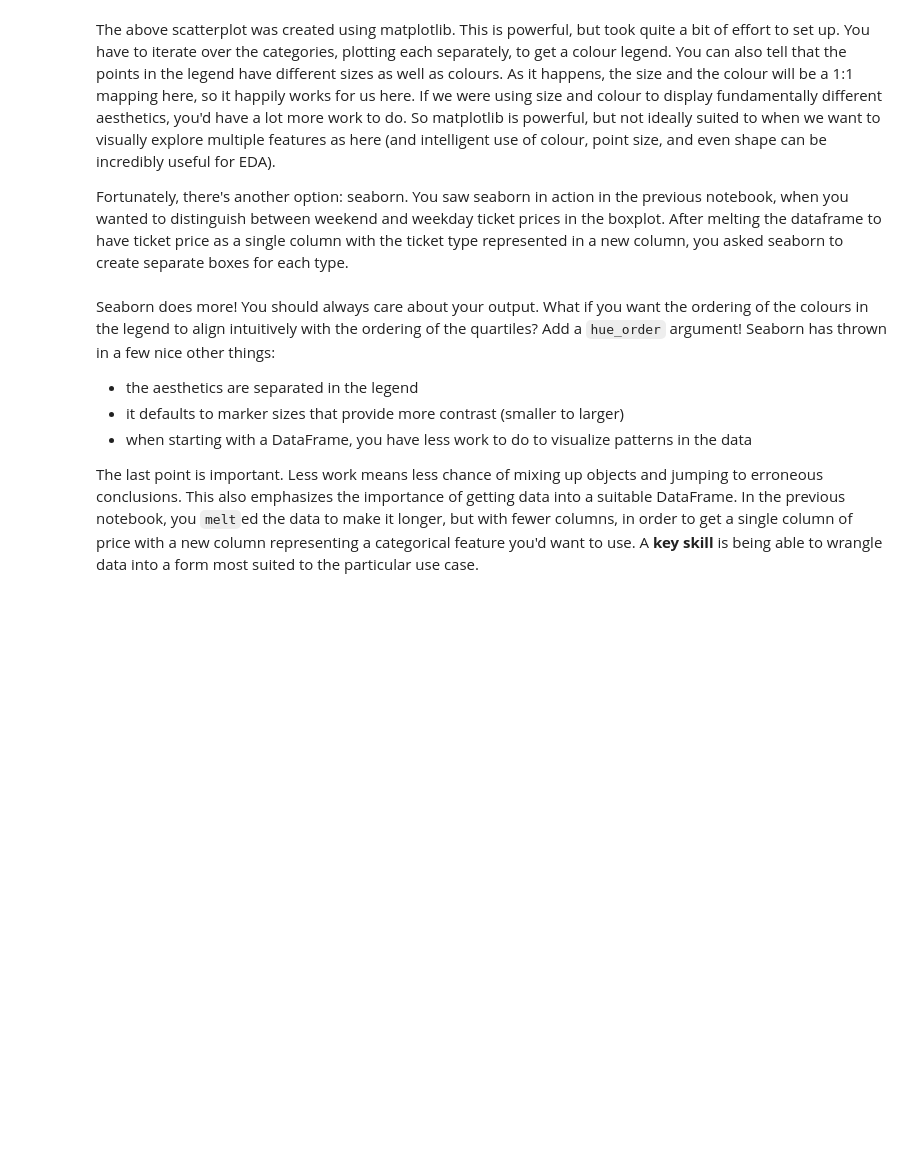
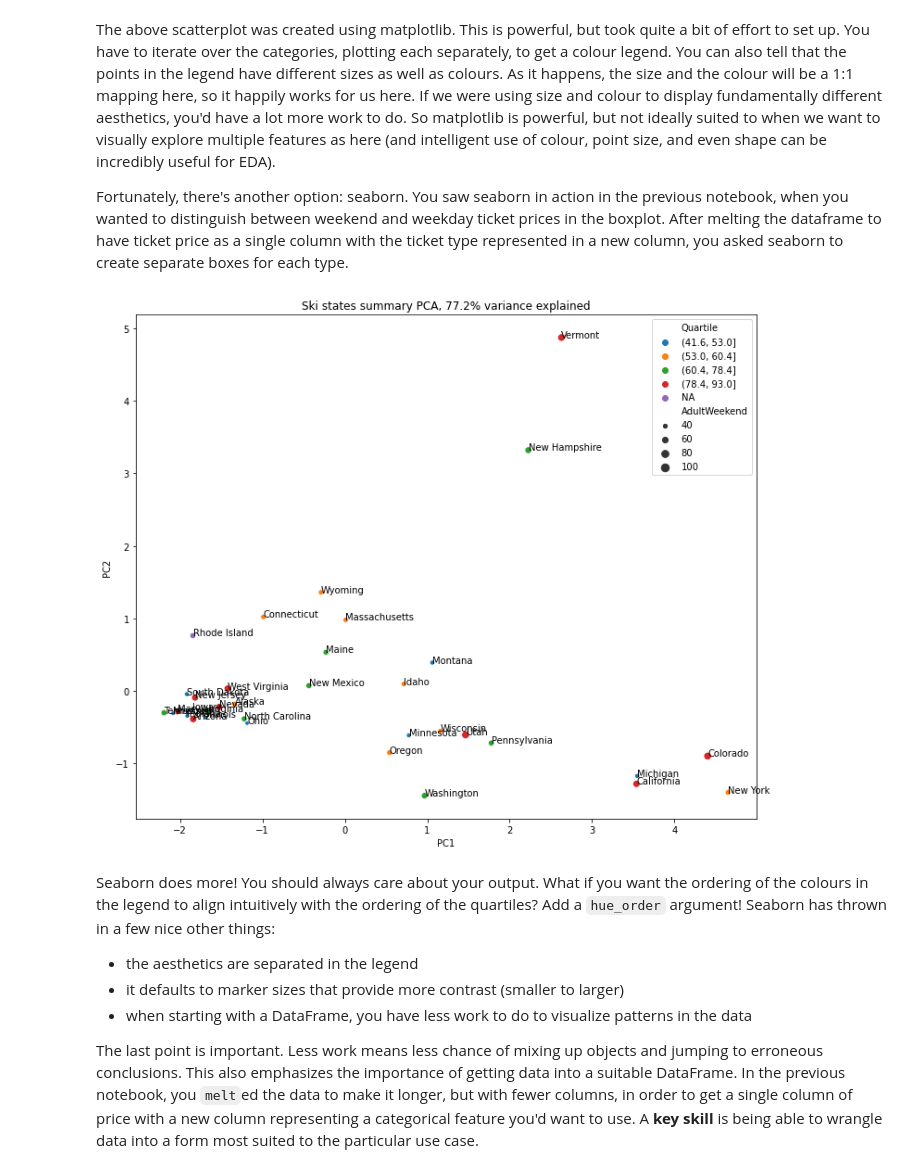
Before and after one commit to darneson1989/DataScienceGuidedCapstone, a Jupyter notebook: 03_exploratory_data_analysis-Copy1.ipynb, the cells around one changed output. Cells and saved outputs as stored; diff of their text form; code cells hidden in the pictures; blank space fills up the shorter version.

```diff
--- a/03_exploratory_data_analysis-Copy1.ipynb
+++ b/03_exploratory_data_analysis-Copy1.ipynb
@@ -595,23 +595,25 @@ Fortunately, there's another option: seaborn. You saw seaborn in action in the p
 # %%
 #Code task 11#
 #Create a seaborn scatterplot by calling `sns.scatterplot`
 #Specify the dataframe pca_df as the source of the data,
 #specify 'PC1' for x and 'PC2' for y,
 #specify 'AdultWeekend' for the pointsize (scatterplot's `size` argument),
 #specify 'Quartile' for `hue`
 #specify pca_df.Quartile.cat.categories for `hue_order` - what happens with/without this?
 x = pca_df.PC1
 y = pca_df.PC2
 state = pca_df.index
 plt.subplots(figsize=(12, 10))
 # Note the argument below to make sure we get the colours in the ascending
 # order we intuitively expect!
 sns.scatterplot(x='PC1', y='PC2', size='AdultWeekend', hue='Quartile',
-                hue_order='pca_df_Quartile.cat.catergories', data=pca_df)
+                hue_order=pca_df.Quartile.cat.categories, data=pca_df)
 #and we can still annotate with the state labels
 for s, x, y in zip(state, x, y):
     plt.annotate(s, (x, y))
 plt.title(f'Ski states summary PCA, {pc_var:.1f}% variance explained');
+# %% [output]
+[figure, added]
 # %% [markdown]
 Seaborn does more! You should always care about your output. What if you want the ordering of the colours in the legend to align intuitively with the ordering of the quartiles? Add a `hue_order` argument! Seaborn has thrown in a few nice other things:
 
```
Also changed, not shown: parts of 16 cells of this notebook.
